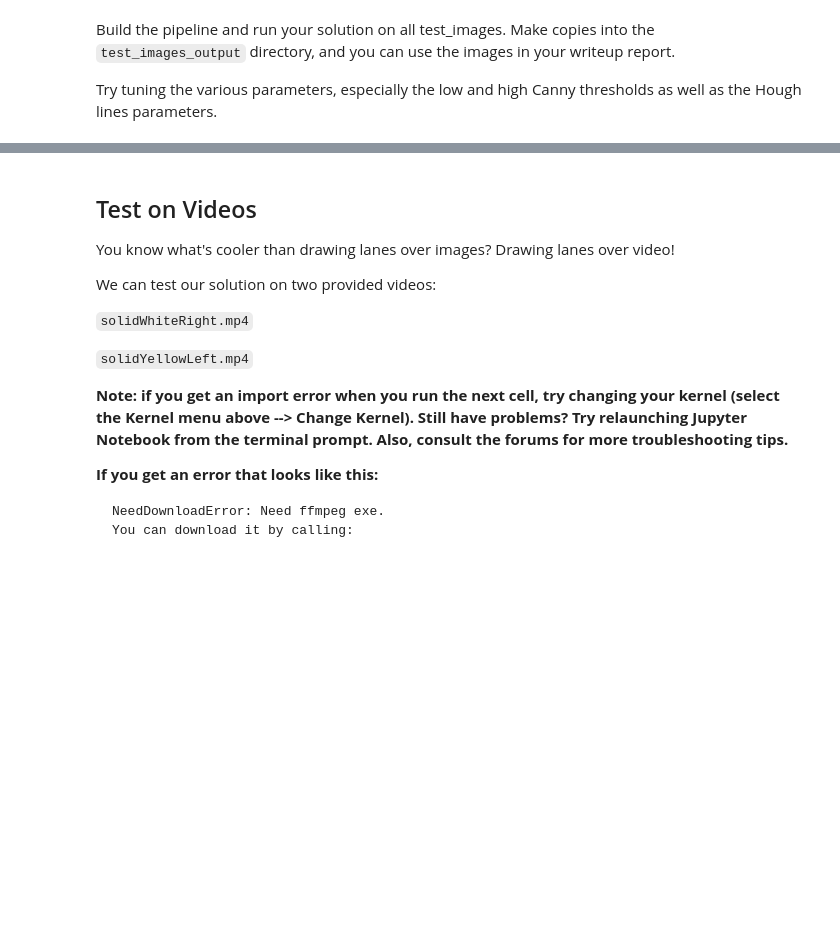
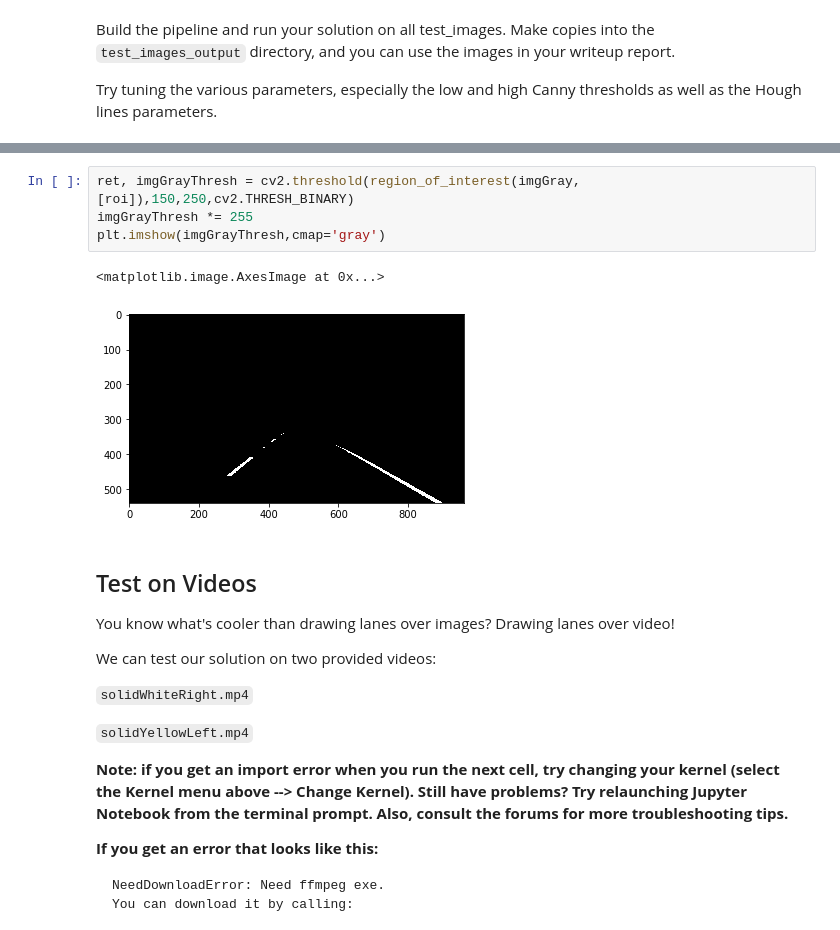
Before and after one commit to StevenShuoFeng/CarND-LaneLines-P1, a Jupyter notebook: P1.ipynb, the cells around one changed output, grey strips where cells are left out. Cells and saved outputs as stored; diff of their text form; blank space fills up the shorter version.

```diff
--- a/P1.ipynb
+++ b/P1.ipynb
@@ -229,3 +220,10 @@ outputImageDir = "test_images_output/"
+# %%
+ret, imgGrayThresh = cv2.threshold(region_of_interest(imgGray, [roi]),150,250,cv2.THRESH_BINARY)
+imgGrayThresh *= 255
+plt.imshow(imgGrayThresh,cmap='gray')
+# %% [output]
+<matplotlib.image.AxesImage at 0x...>
+[figure, added]
 # %% [markdown]
 ## Test on Videos
 
```
Also changed, not shown: parts of 5 cells of this notebook, 6 other files.
